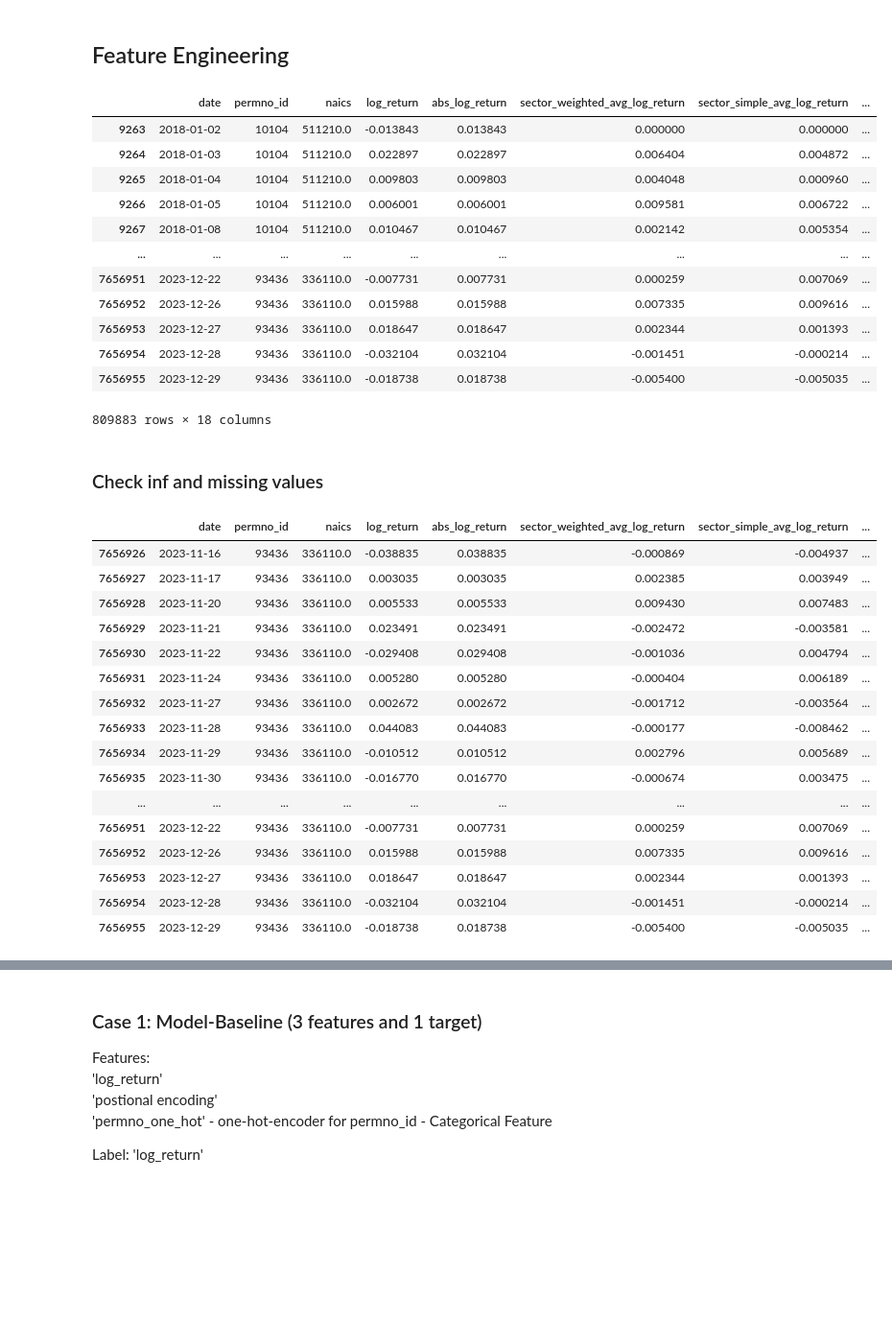
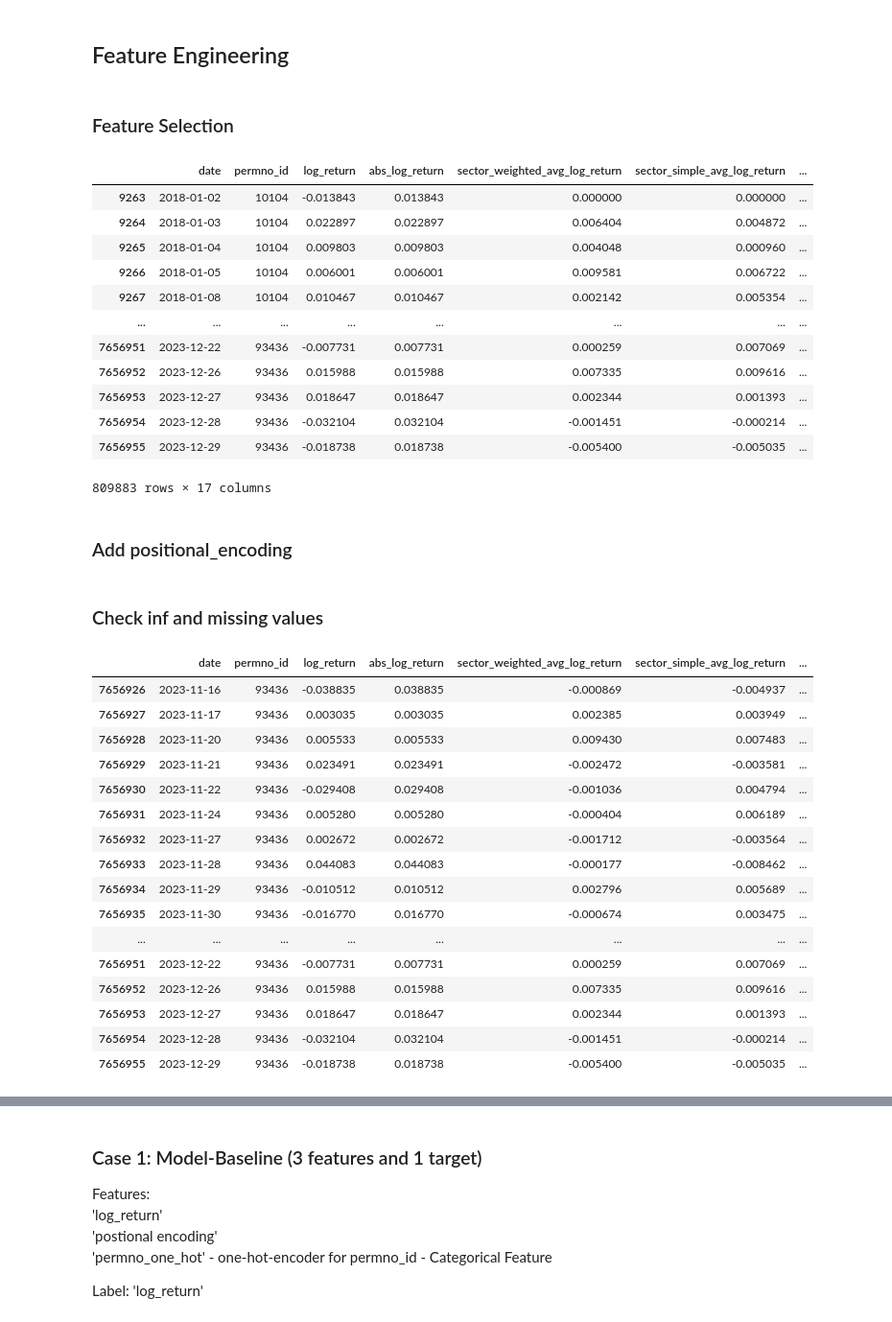
Before and after one commit to Shuo-Wang-UCBerkeley/VIP, a Jupyter notebook: src/shuo/Embedding-S&P_Step_1.ipynb, the cells around one changed output, grey strips where cells are left out. Shown at 96% size. Cells and saved outputs as stored; diff of their text form; code cells hidden in the pictures; blank space fills up the shorter version.

```diff
--- a/src/shuo/Embedding-S&P_Step_1.ipynb
+++ b/src/shuo/Embedding-S&P_Step_1.ipynb
@@ -117,44 +117,48 @@ volatility_28                            float64
 dtype: object
 # %% [markdown]
 ## Feature Engineering
+# %% [markdown]
+### Feature Selection
 # %%
 data = df[
     [
         "date",
         "permno_id",
-        "naics",
+        # "naics",
         "log_return",
         "abs_log_return",
         "sector_weighted_avg_log_return",
         "sector_simple_avg_log_return",
         "weighted_avg_log_return",
         "simple_avg_log_return",
         "log_return_7",
         "abs_log_return_7",
         "log_return_14",
         "abs_log_return_14",
         "log_return_28",
         "abs_log_return_28",
         "volatility_7",
         "volatility_14",
         "volatility_28",
     ]
 ]
 data
 # %% [output]
-|  | date | permno_id | naics | log_return | abs_log_return | sector_weighted_avg_log_return | sector_simple_avg_log_return | ... |
-| 9263 | 2018-01-02 | 10104 | 511210.0 | -0.013843 | 0.013843 | 0.000000 | 0.000000 | ... |
-| 9264 | 2018-01-03 | 10104 | 511210.0 | 0.022897 | 0.022897 | 0.006404 | 0.004872 | ... |
-| 9265 | 2018-01-04 | 10104 | 511210.0 | 0.009803 | 0.009803 | 0.004048 | 0.000960 | ... |
-| 9266 | 2018-01-05 | 10104 | 511210.0 | 0.006001 | 0.006001 | 0.009581 | 0.006722 | ... |
-| 9267 | 2018-01-08 | 10104 | 511210.0 | 0.010467 | 0.010467 | 0.002142 | 0.005354 | ... |
-| ... | ... | ... | ... | ... | ... | ... | ... | ... |
-| 7656951 | 2023-12-22 | 93436 | 336110.0 | -0.007731 | 0.007731 | 0.000259 | 0.007069 | ... |
-| 7656952 | 2023-12-26 | 93436 | 336110.0 | 0.015988 | 0.015988 | 0.007335 | 0.009616 | ... |
-| 7656953 | 2023-12-27 | 93436 | 336110.0 | 0.018647 | 0.018647 | 0.002344 | 0.001393 | ... |
-| 7656954 | 2023-12-28 | 93436 | 336110.0 | -0.032104 | 0.032104 | -0.001451 | -0.000214 | ... |
-| 7656955 | 2023-12-29 | 93436 | 336110.0 | -0.018738 | 0.018738 | -0.005400 | -0.005035 | ... |
+|  | date | permno_id | log_return | abs_log_return | sector_weighted_avg_log_return | sector_simple_avg_log_return | ... |
+| 9263 | 2018-01-02 | 10104 | -0.013843 | 0.013843 | 0.000000 | 0.000000 | ... |
+| 9264 | 2018-01-03 | 10104 | 0.022897 | 0.022897 | 0.006404 | 0.004872 | ... |
+| 9265 | 2018-01-04 | 10104 | 0.009803 | 0.009803 | 0.004048 | 0.000960 | ... |
+| 9266 | 2018-01-05 | 10104 | 0.006001 | 0.006001 | 0.009581 | 0.006722 | ... |
+| 9267 | 2018-01-08 | 10104 | 0.010467 | 0.010467 | 0.002142 | 0.005354 | ... |
+| ... | ... | ... | ... | ... | ... | ... | ... |
+| 7656951 | 2023-12-22 | 93436 | -0.007731 | 0.007731 | 0.000259 | 0.007069 | ... |
+| 7656952 | 2023-12-26 | 93436 | 0.015988 | 0.015988 | 0.007335 | 0.009616 | ... |
+| 7656953 | 2023-12-27 | 93436 | 0.018647 | 0.018647 | 0.002344 | 0.001393 | ... |
+| 7656954 | 2023-12-28 | 93436 | -0.032104 | 0.032104 | -0.001451 | -0.000214 | ... |
+| 7656955 | 2023-12-29 | 93436 | -0.018738 | 0.018738 | -0.005400 | -0.005035 | ... |
-809883 rows × 18 columns
+809883 rows × 17 columns
 # %%
 # data["naics_sector_digits"] = data["naics"].astype(str).str[:2]
 # data
+# %% [markdown]
+### Add positional_encoding
@@ -172,23 +179,23 @@ check_data(data)
 # %%
 data[-30:]
 # %% [output]
-|  | date | permno_id | naics | log_return | abs_log_return | sector_weighted_avg_log_return | sector_simple_avg_log_return | ... |
-| 7656926 | 2023-11-16 | 93436 | 336110.0 | -0.038835 | 0.038835 | -0.000869 | -0.004937 | ... |
-| 7656927 | 2023-11-17 | 93436 | 336110.0 | 0.003035 | 0.003035 | 0.002385 | 0.003949 | ... |
-| 7656928 | 2023-11-20 | 93436 | 336110.0 | 0.005533 | 0.005533 | 0.009430 | 0.007483 | ... |
-| 7656929 | 2023-11-21 | 93436 | 336110.0 | 0.023491 | 0.023491 | -0.002472 | -0.003581 | ... |
-| 7656930 | 2023-11-22 | 93436 | 336110.0 | -0.029408 | 0.029408 | -0.001036 | 0.004794 | ... |
-| 7656931 | 2023-11-24 | 93436 | 336110.0 | 0.005280 | 0.005280 | -0.000404 | 0.006189 | ... |
-| 7656932 | 2023-11-27 | 93436 | 336110.0 | 0.002672 | 0.002672 | -0.001712 | -0.003564 | ... |
-| 7656933 | 2023-11-28 | 93436 | 336110.0 | 0.044083 | 0.044083 | -0.000177 | -0.008462 | ... |
-| 7656934 | 2023-11-29 | 93436 | 336110.0 | -0.010512 | 0.010512 | 0.002796 | 0.005689 | ... |
-| 7656935 | 2023-11-30 | 93436 | 336110.0 | -0.016770 | 0.016770 | -0.000674 | 0.003475 | ... |
-| ... | ... | ... | ... | ... | ... | ... | ... | ... |
-| 7656951 | 2023-12-22 | 93436 | 336110.0 | -0.007731 | 0.007731 | 0.000259 | 0.007069 | ... |
-| 7656952 | 2023-12-26 | 93436 | 336110.0 | 0.015988 | 0.015988 | 0.007335 | 0.009616 | ... |
-| 7656953 | 2023-12-27 | 93436 | 336110.0 | 0.018647 | 0.018647 | 0.002344 | 0.001393 | ... |
-| 7656954 | 2023-12-28 | 93436 | 336110.0 | -0.032104 | 0.032104 | -0.001451 | -0.000214 | ... |
-| 7656955 | 2023-12-29 | 93436 | 336110.0 | -0.018738 | 0.018738 | -0.005400 | -0.005035 | ... |
+|  | date | permno_id | log_return | abs_log_return | sector_weighted_avg_log_return | sector_simple_avg_log_return | ... |
+| 7656926 | 2023-11-16 | 93436 | -0.038835 | 0.038835 | -0.000869 | -0.004937 | ... |
+| 7656927 | 2023-11-17 | 93436 | 0.003035 | 0.003035 | 0.002385 | 0.003949 | ... |
+| 7656928 | 2023-11-20 | 93436 | 0.005533 | 0.005533 | 0.009430 | 0.007483 | ... |
+| 7656929 | 2023-11-21 | 93436 | 0.023491 | 0.023491 | -0.002472 | -0.003581 | ... |
+| 7656930 | 2023-11-22 | 93436 | -0.029408 | 0.029408 | -0.001036 | 0.004794 | ... |
+| 7656931 | 2023-11-24 | 93436 | 0.005280 | 0.005280 | -0.000404 | 0.006189 | ... |
+| 7656932 | 2023-11-27 | 93436 | 0.002672 | 0.002672 | -0.001712 | -0.003564 | ... |
+| 7656933 | 2023-11-28 | 93436 | 0.044083 | 0.044083 | -0.000177 | -0.008462 | ... |
+| 7656934 | 2023-11-29 | 93436 | -0.010512 | 0.010512 | 0.002796 | 0.005689 | ... |
+| 7656935 | 2023-11-30 | 93436 | -0.016770 | 0.016770 | -0.000674 | 0.003475 | ... |
+| ... | ... | ... | ... | ... | ... | ... | ... |
+| 7656951 | 2023-12-22 | 93436 | -0.007731 | 0.007731 | 0.000259 | 0.007069 | ... |
+| 7656952 | 2023-12-26 | 93436 | 0.015988 | 0.015988 | 0.007335 | 0.009616 | ... |
+| 7656953 | 2023-12-27 | 93436 | 0.018647 | 0.018647 | 0.002344 | 0.001393 | ... |
+| 7656954 | 2023-12-28 | 93436 | -0.032104 | 0.032104 | -0.001451 | -0.000214 | ... |
+| 7656955 | 2023-12-29 | 93436 | -0.018738 | 0.018738 | -0.005400 | -0.005035 | ... |
 # %%
 data.describe()
 # %% [output]
```
Also changed, not shown: parts of 29 cells of this notebook.
